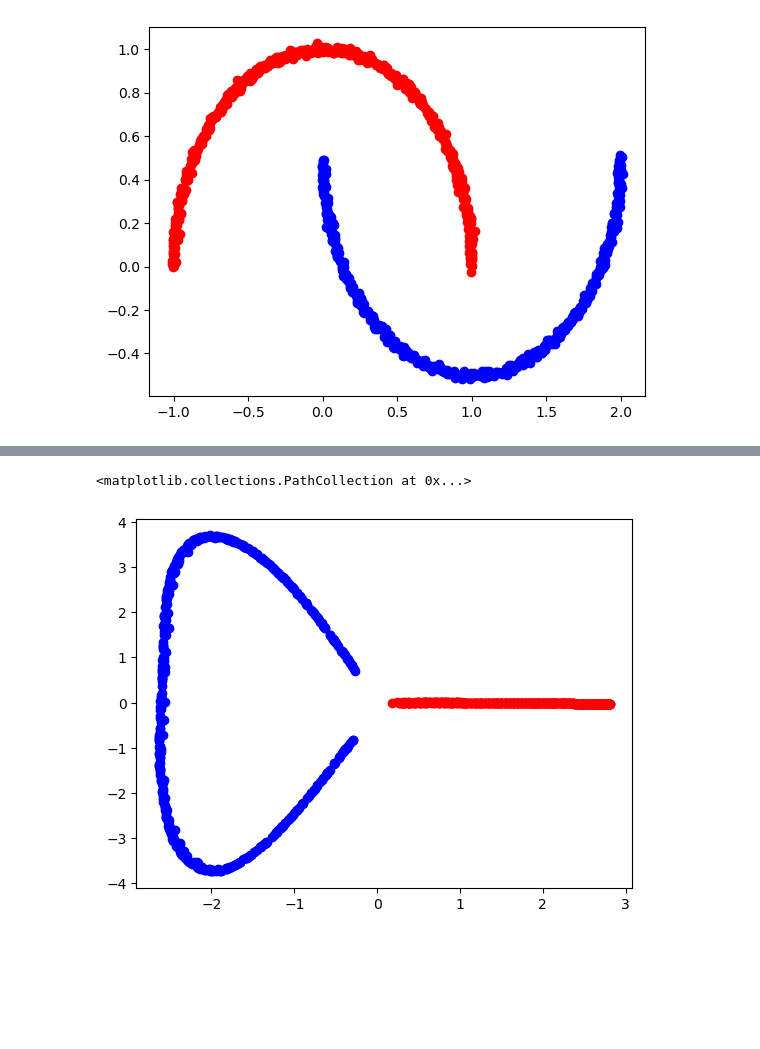
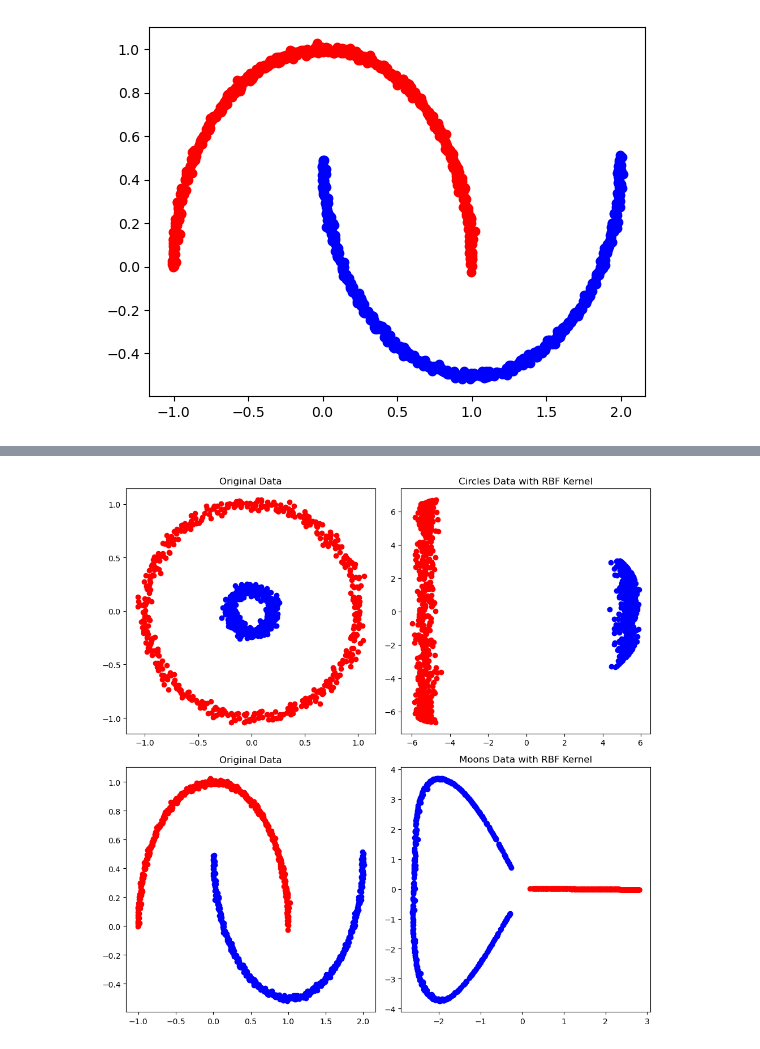
Before and after one commit to Nekson228/ETU2024_AISeminar_DataCompression, a Jupyter notebook: notebooks/kernel_pca/synthetic_demo.ipynb, the cells around one changed output, grey strips where cells are left out. Saved outputs shown, nothing was run; the diff lists cells and outputs as text; code cells hidden in the pictures; blank space fills up the shorter version.

Commit message:
Rerunned notebooks to create resources for presentation

```diff
--- a/notebooks/kernel_pca/synthetic_demo.ipynb
+++ b/notebooks/kernel_pca/synthetic_demo.ipynb
@@ -8,7 +8,7 @@ import matplotlib.pyplot as plt
 
 from sklearn.datasets import make_moons, make_circles
 # %%
-X, y = make_circles(n_samples=1000, noise=0.13, factor=0.2, random_state=0)
-c1_idx = y == 0
-c2_idx = y == 1
+X_circles, y = make_circles(n_samples=1000, noise=0.03, factor=0.2, random_state=0)
+c1_idx_circles = y == 0
+c2_idx_circles = y == 1
 # %%
@@ -75,6 +75,6 @@ plt.scatter(radius[c2_idx], np.zeros_like(radius[c2_idx]), color='blue')
 # %% [markdown]
 Lets try to use more complex kernel functions.
 # %%
-rbf_pca = KernelPCA(kernel=RBFKernel(gamma=15), n_components=2)
-X_rbf_pca = rbf_pca.fit_transform(X)
+rbf_pca = KernelPCA(kernel=RBFKernel(gamma=1.5), n_components=2)
+X_rbf_pca_circles = rbf_pca.fit_transform(X_circles)
 # %%
@@ -104,5 +104,5 @@ plt.scatter(X_sigmoid_pca[c2_idx, 0], X_sigmoid_pca[c2_idx, 1], color='blue')
 # %%
-X, y = make_moons(n_samples=1000, noise=0.01, random_state=0)
-c1_idx = y == 0
-c2_idx = y == 1
+X_moons, y = make_moons(n_samples=1000, noise=0.01, random_state=0)
+c1_idx_moons = y == 0
+c2_idx_moons = y == 1
 # %%
@@ -113,4 +113,4 @@ plt.show()
 [figure]
 # %%
 rbf_pca = KernelPCA(kernel=RBFKernel(gamma=20), n_components=2)
-X_rbf_pca = rbf_pca.fit_transform(X)
+X_rbf_pca_moons = rbf_pca.fit_transform(X_moons)
@@ -117,6 +123,24 @@ X_rbf_pca = rbf_pca.fit_transform(X)
 # %%
-plt.scatter(X_rbf_pca[c1_idx, 0], X_rbf_pca[c1_idx, 1], color='red')
-plt.scatter(X_rbf_pca[c2_idx, 0], X_rbf_pca[c2_idx, 1], color='blue')
+fig, ((circles_original_ax, circles_pca_ax), (moons_original_ax, moons_pca_ax)) = plt.subplots(2, 2, figsize=(10, 10))
+
+circles_original_ax.scatter(X_circles[c1_idx_circles, 0], X_circles[c1_idx_circles, 1], color='red')
+circles_original_ax.scatter(X_circles[c2_idx_circles, 0], X_circles[c2_idx_circles, 1], color='blue')
+circles_original_ax.set_title('Original Data')
+
+circles_pca_ax.scatter(X_rbf_pca_circles[c1_idx_circles, 0], X_rbf_pca_circles[c1_idx_circles, 1], color='red')
+circles_pca_ax.scatter(X_rbf_pca_circles[c2_idx_circles, 0], X_rbf_pca_circles[c2_idx_circles, 1], color='blue')
+circles_pca_ax.set_title('Circles Data with RBF Kernel')
+
+moons_original_ax.scatter(X_moons[c1_idx_moons, 0], X_moons[c1_idx_moons, 1], color='red')
+moons_original_ax.scatter(X_moons[c2_idx_moons, 0], X_moons[c2_idx_moons, 1], color='blue')
+moons_original_ax.set_title('Original Data')
+
+moons_pca_ax.scatter(X_rbf_pca_moons[c1_idx_moons, 0], X_rbf_pca_moons[c1_idx_moons, 1], color='red')
+moons_pca_ax.scatter(X_rbf_pca_moons[c2_idx_moons, 0], X_rbf_pca_moons[c2_idx_moons, 1], color='blue')
+moons_pca_ax.set_title('Moons Data with RBF Kernel')
+
+plt.tight_layout()
+
+plt.savefig('../../resources/methods/kpca.png', transparent=True)
 # %% [output]
-<matplotlib.collections.PathCollection at 0x...>
-[figure, old version]
+[figure, new version]
```
Also changed, not shown: parts of 15 cells of this notebook, 3 other files.
